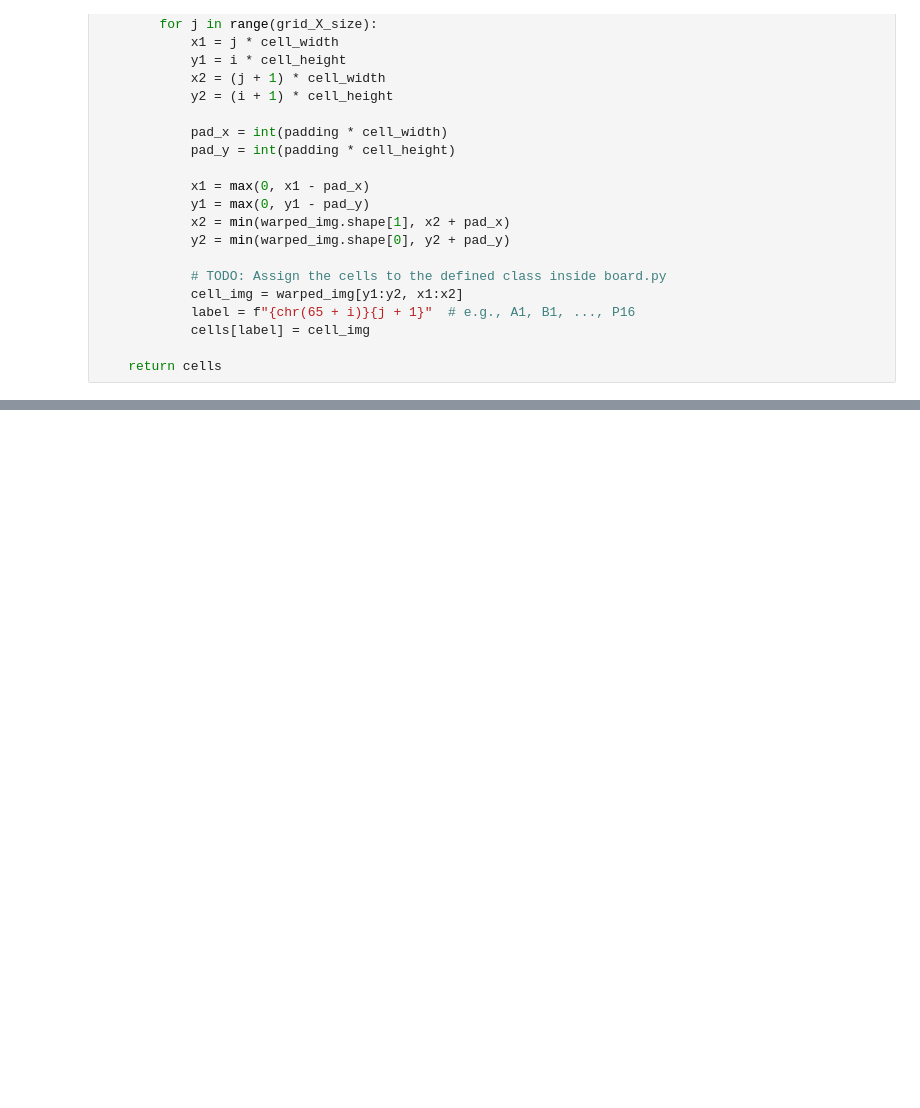
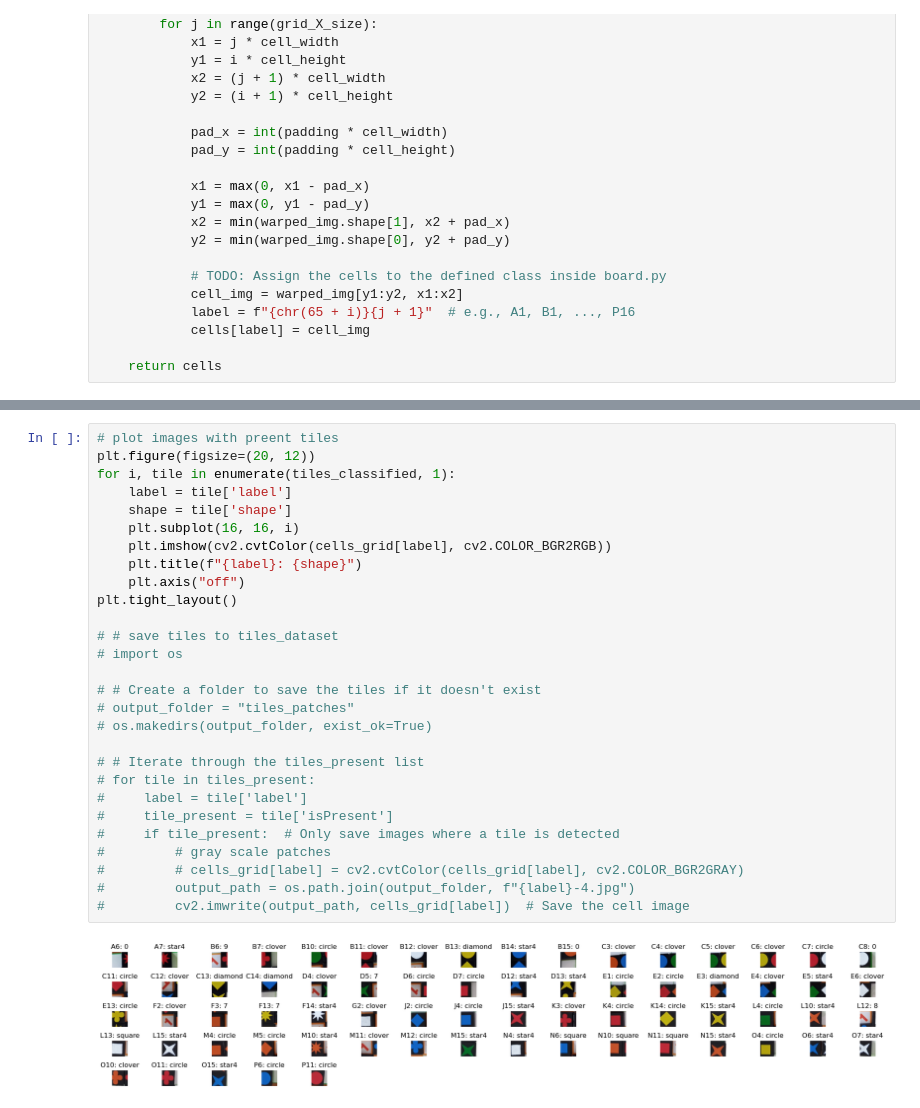
Before and after one commit to Tzepes/CVProj1, a Jupyter notebook: readImages.ipynb, the cells around one changed output, grey strips where cells are left out. Saved outputs shown, nothing was run; the diff lists cells and outputs as text; blank space fills up the shorter version.

```diff
--- a/readImages.ipynb
+++ b/readImages.ipynb
@@ -233,0 +309,30 @@ plt.tight_layout()
+# %%
+# plot images with preent tiles
+plt.figure(figsize=(20, 12))
+for i, tile in enumerate(tiles_classified, 1):
+    label = tile['label']
+    shape = tile['shape']
+    plt.subplot(16, 16, i)
+    plt.imshow(cv2.cvtColor(cells_grid[label], cv2.COLOR_BGR2RGB))
+    plt.title(f"{label}: {shape}")
+    plt.axis("off")
+plt.tight_layout()
+
+# # save tiles to tiles_dataset
+# import os
+
+# # Create a folder to save the tiles if it doesn't exist
+# output_folder = "tiles_patches"
+# os.makedirs(output_folder, exist_ok=True)
+
+# # Iterate through the tiles_present list
+# for tile in tiles_present:
+#     label = tile['label']
+#     tile_present = tile['isPresent']
+#     if tile_present:  # Only save images where a tile is detected
+#         # gray scale patches
+#         # cells_grid[label] = cv2.cvtColor(cells_grid[label], cv2.COLOR_BGR2GRAY)
+#         output_path = os.path.join(output_folder, f"{label}-4.jpg")
+#         cv2.imwrite(output_path, cells_grid[label])  # Save the cell image
+# %% [output]
+[figure, added]
```
Also changed, not shown: parts of 12 cells of this notebook, 7 other files.
